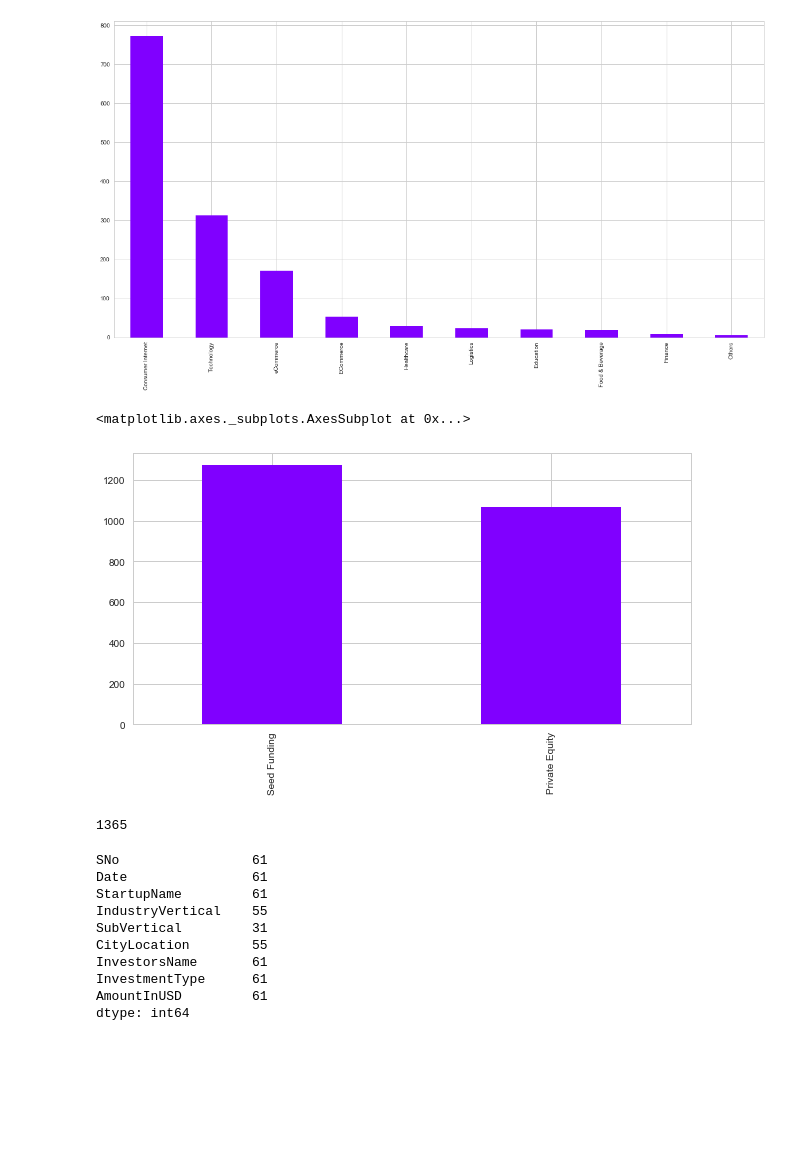
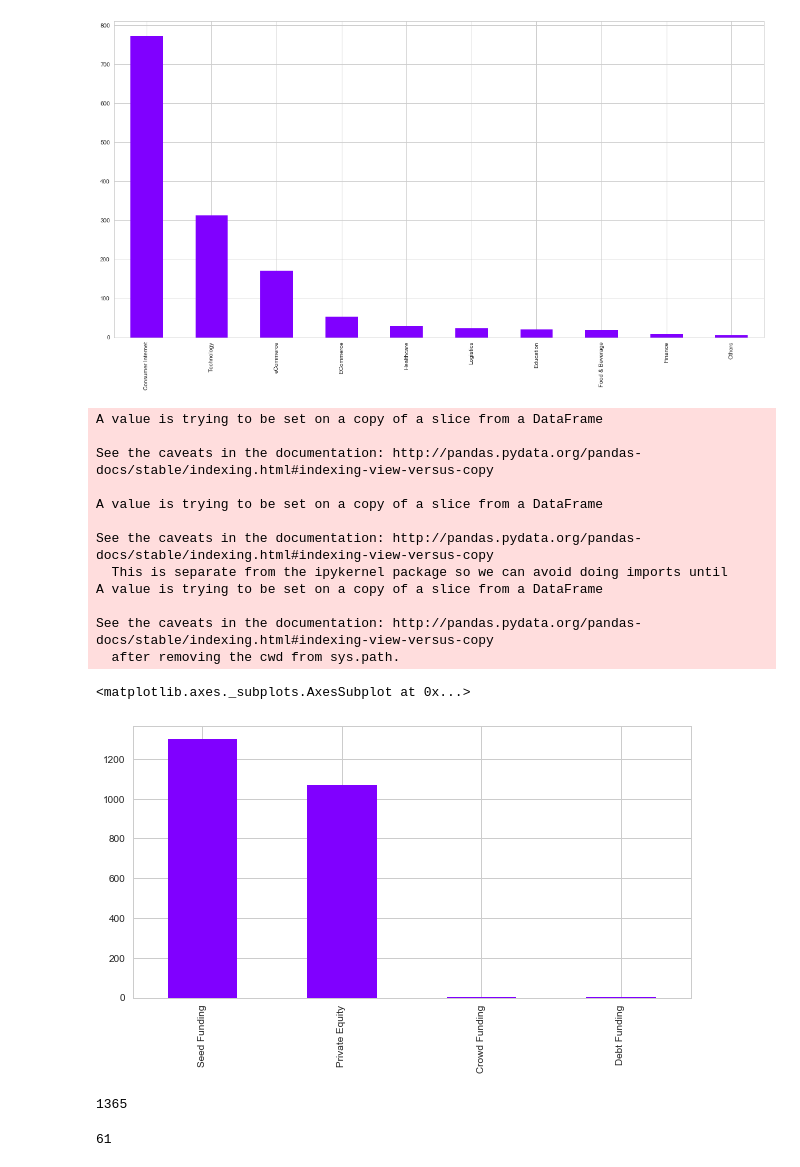
Before and after one commit to TheBrownViking20/DSstuff, a Jupyter notebook: Indian Startups/Indian Startup Funding Exploration Notebook.ipynb, the cells around one changed output. Saved outputs shown, nothing was run; the diff lists cells and outputs as text; code cells hidden in the pictures; blank space fills up the shorter version.

Commit message:
Indian Startups v2

```diff
--- a/Indian Startups/Indian Startup Funding Exploration Notebook.ipynb
+++ b/Indian Startups/Indian Startup Funding Exploration Notebook.ipynb
@@ -111,25 +111,31 @@ dataset['IndustryVertical'].value_counts().head(10).plot.bar(figsize=(20,10), co
 [figure]
 # %%
 #Number of startups funded by Investment Type
-dataset['InvestmentType'].value_counts().head(2).plot.bar(figsize=(10,5), colormap='rainbow')
+dataset['InvestmentType'][dataset['InvestmentType']=='SeedFunding'] = 'Seed Funding'
+dataset['InvestmentType'][dataset['InvestmentType']=='PrivateEquity'] = 'Private Equity'
+dataset['InvestmentType'][dataset['InvestmentType']=='Crowd funding'] = 'Crowd Funding'
+dataset['InvestmentType'].value_counts().plot.bar(figsize=(10,5), colormap='rainbow')
 # %% [output]
-<matplotlib.axes._subplots.AxesSubplot at 0x...>
+A value is trying to be set on a copy of a slice from a DataFrame
+
+See the caveats in the documentation: http://pandas.pydata.org/pandas-docs/stable/indexing.html#indexing-view-versus-copy
+
+A value is trying to be set on a copy of a slice from a DataFrame
+
+See the caveats in the documentation: http://pandas.pydata.org/pandas-docs/stable/indexing.html#indexing-view-versus-copy
+  This is separate from the ipykernel package so we can avoid doing imports until
+A value is trying to be set on a copy of a slice from a DataFrame
+
+See the caveats in the documentation: http://pandas.pydata.org/pandas-docs/stable/indexing.html#indexing-view-versus-copy
+  after removing the cwd from sys.path.
+<matplotlib.axes._subplots.AxesSubplot at 0x...>
-[figure, old version]
+[figure, new version]
 # %%
 len(dataset['SubVertical'].unique())
 # %% [output]
 1365
 # %%
 #No of startups with high amount of funding(above standard deviation)
-dataset[dataset['AmountInUSD'] > int(dataset['AmountInUSD'].std())].count()
+dataset['StartupName'][dataset['AmountInUSD'] > int(dataset['AmountInUSD'].std())].count()
 # %% [output]
-SNo                 61
-Date                61
-StartupName         61
-IndustryVertical    55
-SubVertical         31
-CityLocation        55
-InvestorsName       61
-InvestmentType      61
-AmountInUSD         61
-dtype: int64
+61
```
Also changed, not shown: parts of 2 cells of this notebook.
